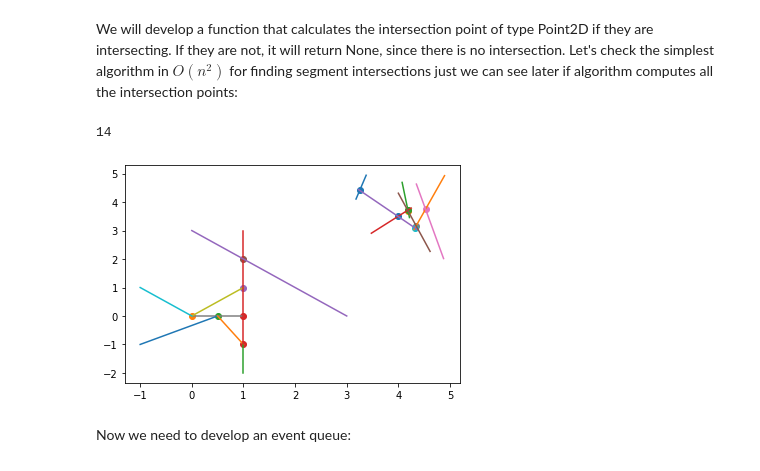
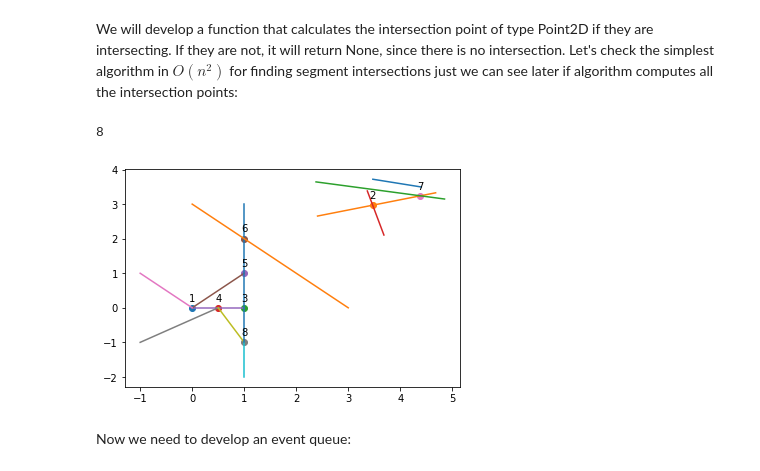
Before and after one commit to saidsalihefendic/tkn-computational-geometry, a Jupyter notebook: Line Segment Intersection - Exercises.ipynb, the cells around one changed output. Saved outputs shown, nothing was run; the diff lists cells and outputs as text; code cells hidden in the pictures.

```diff
--- a/Line Segment Intersection - Exercises.ipynb
+++ b/Line Segment Intersection - Exercises.ipynb
@@ -16,7 +16,7 @@ from comgeo.plane import Point2D, DirectedEdge
 import random
 
 # number of line segments
-N = 7
+N = 4
 
 min_val = 2
 max_val = 5
@@ -114,26 +110,33 @@ def scatter_intersections(intersections):
+# %%
+def scatter_points(points):
+    counter = 1
+    for point in points:
+        plt.scatter(point.x, point.y)
+        plt.annotate(s=str(counter), xy=(point.x, point.y + 0.2), ha="center")
+        counter += 1
 # %%
 segment_list = generate_segments(N, min_val, max_val)
 
 segment_list.append(DirectedEdge(Point2D(0, 0), Point2D(1, 0)))
 segment_list.append(DirectedEdge(Point2D(0, 0), Point2D(1, 1)))
 segment_list.append(DirectedEdge(Point2D(0, 0), Point2D(-1, 1)))
 segment_list.append(DirectedEdge(Point2D(0.5, 0), Point2D(-1, -1)))
 segment_list.append(DirectedEdge(Point2D(0.5, 0), Point2D(1, -1)))
 segment_list.append(DirectedEdge(Point2D(1, -1), Point2D(1, -2)))
 segment_list.append(DirectedEdge(Point2D(1, -1), Point2D(1, 3)))
 segment_list.append(DirectedEdge(Point2D(0, 3), Point2D(3, 0)))
 
 intersections = find_intersection_quadratic(segment_list)
 
 print(len(intersections))
 
 plot_segments(segment_list)
-scatter_intersections(intersections)
+scatter_points(intersections)
 
 plt.show()
 # %% [output]
-14
+8
-[figure, old version]
+[figure, new version]
 # %% [markdown]
 Now we need to develop an event queue:
 # %%
```
Also changed, not shown: parts of 11 cells of this notebook.
